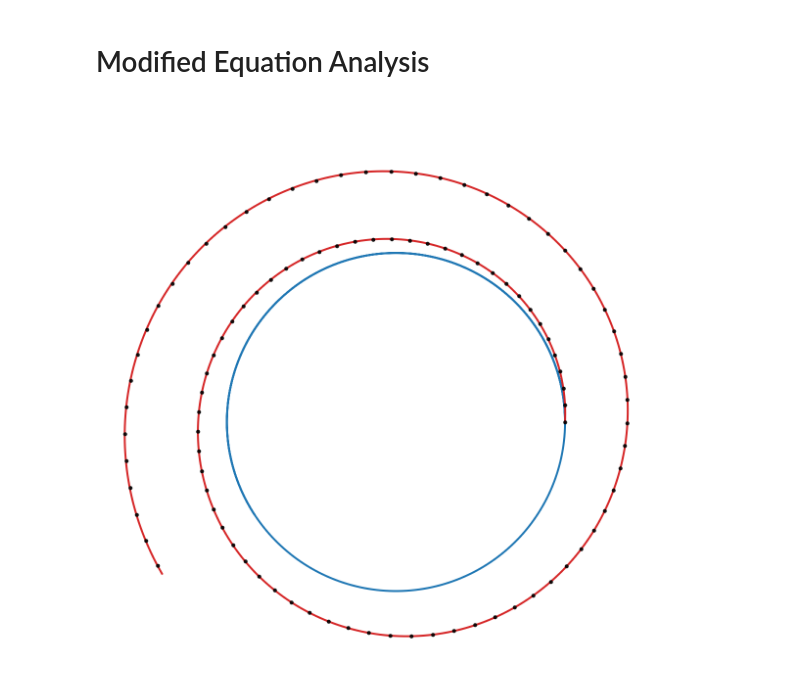
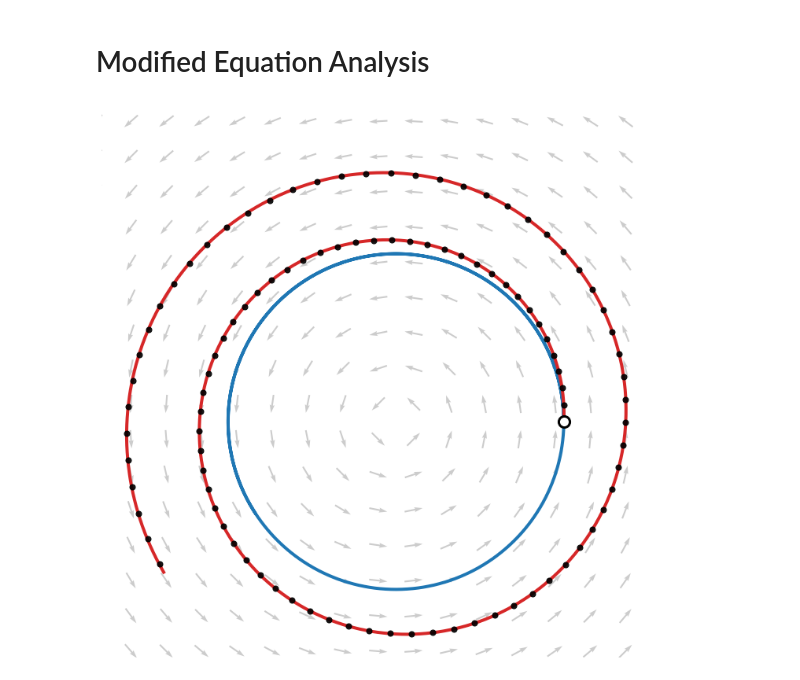
Before and after one commit to danielkunin/neural-mechanics, a Jupyter notebook: notebooks/theory.ipynb, the cells around one changed output. Cells and saved outputs as stored; diff of their text form; code cells hidden in the pictures.

```diff
--- a/notebooks/theory.ipynb
+++ b/notebooks/theory.ipynb
@@ -306,32 +306,41 @@ def modified_eq(w1, w2, time, eta):
     w1 = [w10]
     w2 = [w20]
     step = time[1] - time[0]
     for t in time:
         g1 = -w2[-1] * step
         g2 = w1[-1] * step
         w1.append((1 + step*eta/2) * w1[-1] + g1)
         w2.append((1 + step*eta/2) * w2[-1] + g2)
     return w1, w2
 
 eta=0.1
 num_steps = 100
 T = num_steps * eta
 w10 = 1
 w20 = 0
 time = np.linspace(0, T, 100000)
 gf_1, gf_2 = gradient_flow(w10, w20, time)
 gd_1, gd_2 = gradient_descent(w10, w20, num_steps, eta)
 me_1, me_2 = modified_eq(w10, w20, time, eta)
 
-plt.figure(figsize=(16,16))
+
+plt.figure(figsize=(10,10))
 plt.plot(gf_1, gf_2, color=plt.cm.tab10(0), label='Gradient Flow', lw=4)
 plt.plot(me_1, me_2, color=plt.cm.tab10(3), label='Modified Equation', lw=4)
 plt.scatter(gd_1, gd_2, color='k', alpha=0.9, label='Gradient Descent', zorder=100, s=50)
+plt.scatter(w10, w20, color='w', zorder=120, s=200, edgecolors='k', linewidth=3)
 plt.axis('square')
 plt.axis('off')
 plt.yticks([])
 plt.xticks([])
+
+w1, w2 = np.meshgrid(np.linspace(-2, 2, 20), np.linspace(-2, 2, 20))
+# plt.streamplot(w1, w2, -w2, w1, color='grey', arrowsize=2, density=0.4)
+dw1 = w1 / np.sqrt(w2**2 + w1**2)
+dw2 = w2 / np.sqrt(w2**2 + w1**2)
+plt.quiver(w1, w2, -dw2, dw1, color='k', alpha=0.2, pivot='mid', scale=30)
+
 plt.tight_layout()
 plt.savefig('modified-equation.pdf', format='pdf', bbox_inches='tight')
 # %% [output]
-[figure, old version]
+[figure, new version]
```
Also changed, not shown: 7 other files.
